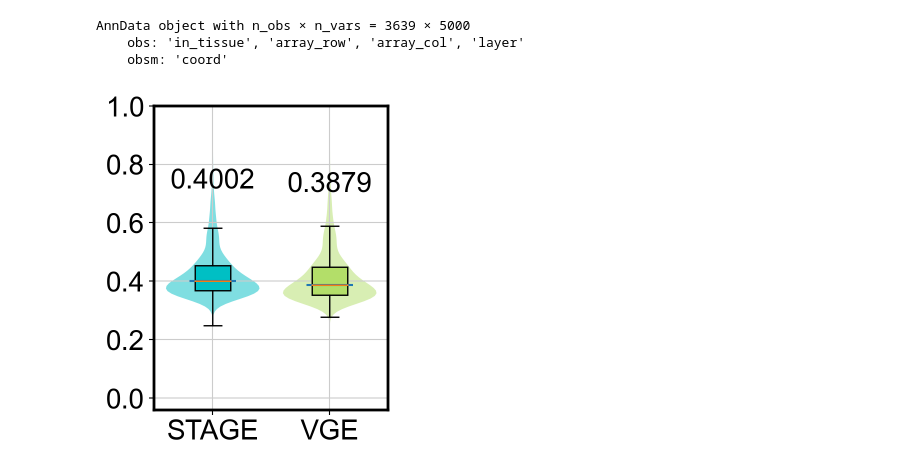
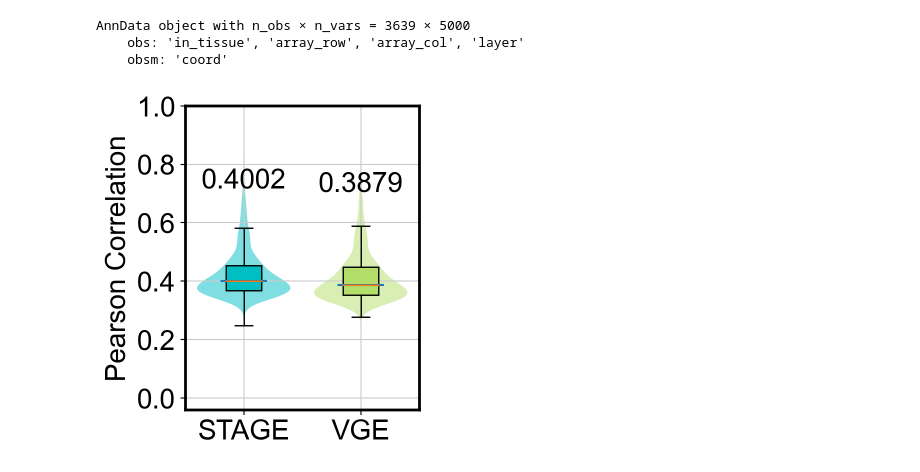
Before and after one commit to zhanglabtools/STAGE, a Jupyter notebook: tutorials/T1_DLPFC_recovery.ipynb, the cells around one changed output. Saved outputs shown, nothing was run; the diff lists cells and outputs as text; code cells hidden in the pictures.

```diff
--- a/tutorials/T1_DLPFC_recovery.ipynb
+++ b/tutorials/T1_DLPFC_recovery.ipynb
@@ -47,6 +47,10 @@ sc.pp.log1p(adata)
 # %% [markdown]
 ## Running model
 # %%
+# The parameter relu provides the choice of whether the output layers have ReLU activation function.
+# We recommended relu = True, you can also try relu = False. Both STAGE and the following VGE have this parameter.
+# If you want to run the model on the GPU, please specify the graphics card by the parameter device in advance,
+# and make sure your GPU is available, otherwise it will run on the CPU by default.
 adata_sample, adata_stage = STAGE.STAGE(
     adata,
     save_path='./T1_STAGE',
@@ -61,6 +65,7 @@ adata_sample, adata_stage = STAGE.STAGE(
     w_recon=0.1,
     w_w=0.1,
     w_l1=0.1,
+    relu=True,
     device='cuda:0'
 )
 # %%
@@ -155,6 +160,7 @@ adata_sample, adata_vge = STAGE.VGE(
     learning_rate=1e-3,
     w_recon=0.1,
     w_l1=0.1,
+    relu=True,
     device='cuda:0'
 )
 # %%
@@ -188,31 +194,32 @@ for i, box in enumerate(boxplot['boxes']):
     box.set_facecolor(colors[i])
 
 
 violinplot = ax.violinplot(distances, showmedians=True, widths=0.8, showextrema=False)
 for partname, part in violinplot.items():
     if partname == 'bodies':
         for pc, color in zip(part, colors):
             pc.set_alpha(0.5)
             pc.set_facecolor(color)
 
 ax.set_ylim(top=1)
 ax.set_xticks([1, 2])
 ax.set_xticklabels(['STAGE', 'VGE'])
+ax.set_ylabel('Pearson Correlation', fontsize=20)
 plt.yticks([0,0.2,0.4,0.6,0.8,1])
 ax = plt.gca()
 for spine in ax.spines.values():
     spine.set_edgecolor('black')
     spine.set_linewidth(2)
 ytick_labels = plt.gca().get_yticklabels()
 for label in ytick_labels:
     label.set_fontsize(20)
 xtick_labels = plt.gca().get_xticklabels()
 for label in xtick_labels:
     label.set_fontsize(20)
 
 for median, label in zip(boxplot['medians'], ['STAGE', 'VGE']):
     median_value = median.get_ydata()[0]
     x_position = median.get_xdata()[0]
     ax.text(x_position+0.15, median_value+0.3, f'{median_value:.4f}', ha='center', va='bottom', fontsize=20, color='black')
 # %% [output]
-[figure, old version]
+[figure, new version]
```
Also changed, not shown: 3 other files.
